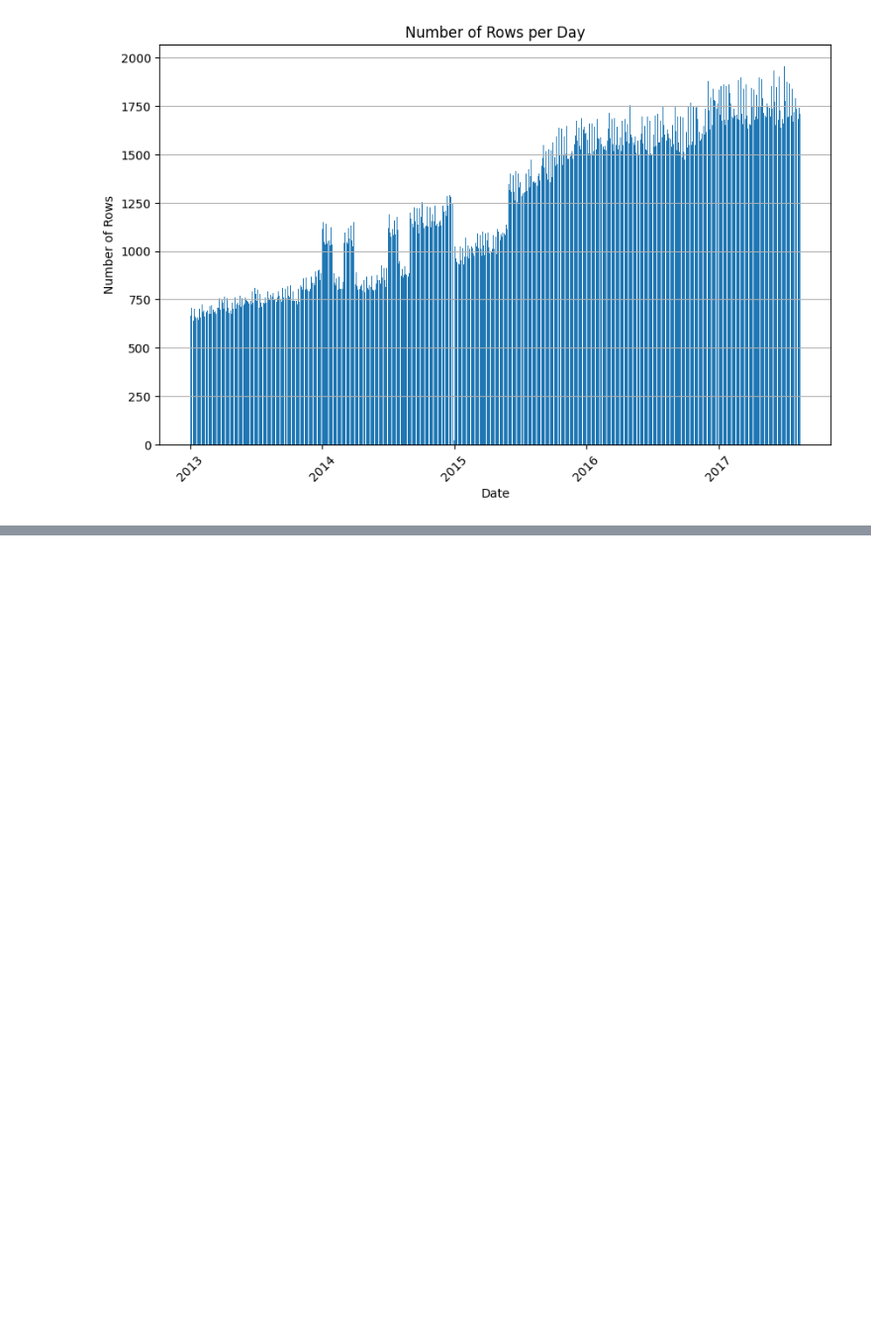
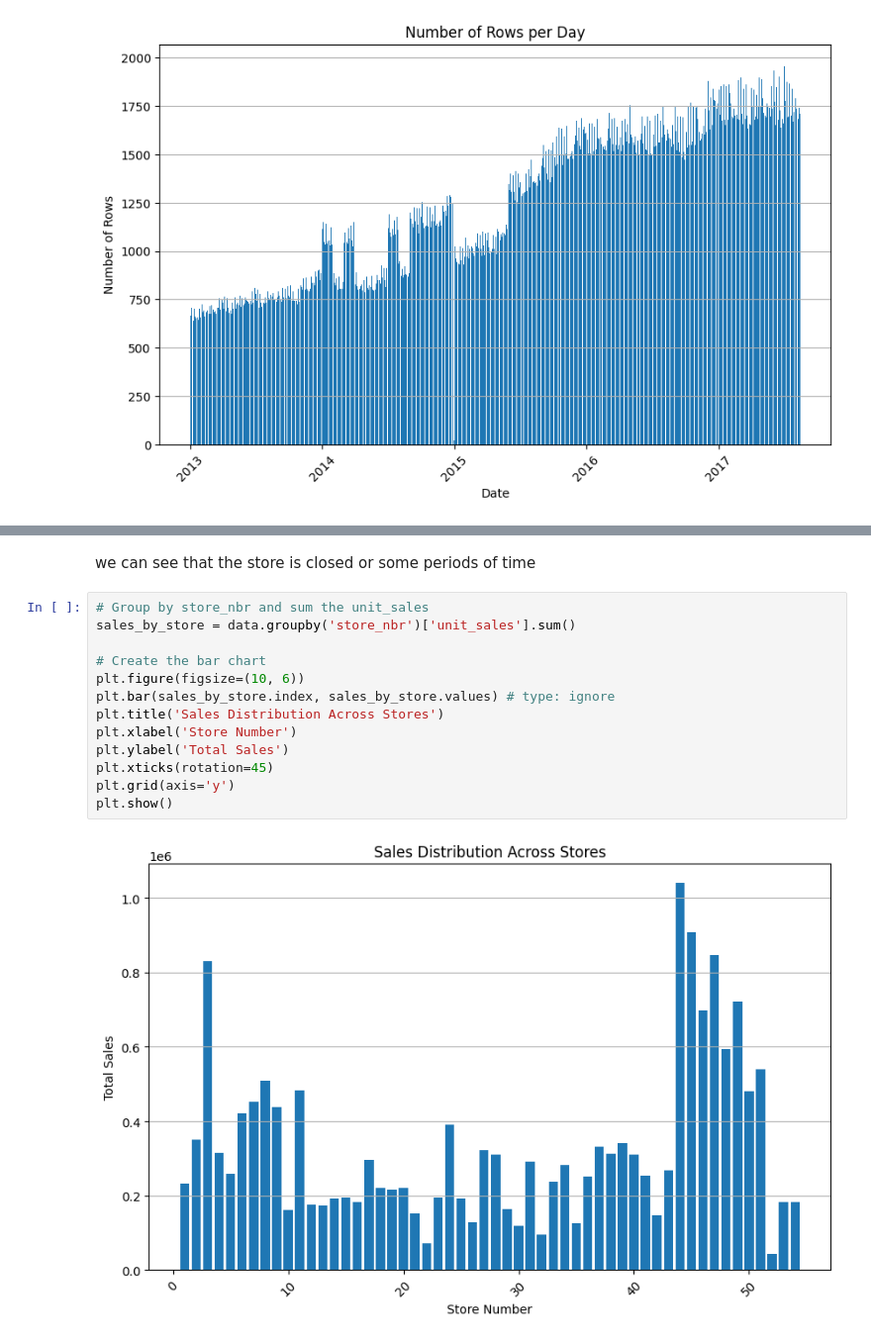
Before and after one commit to florboydens/Data-Analytics-Case-2, a Jupyter notebook: supermarket.ipynb, the cells around one changed output, grey strips where cells are left out. Shown at 99% size. Drawn from its saved outputs; the diff is of its cells as text; blank space fills up the shorter version.

```diff
--- a/supermarket.ipynb
+++ b/supermarket.ipynb
@@ -167,0 +183,17 @@ plt.show()
+# %% [markdown]
+we can see that the store is closed or some periods of time
+# %%
+# Group by store_nbr and sum the unit_sales
+sales_by_store = data.groupby('store_nbr')['unit_sales'].sum()
+
+# Create the bar chart
+plt.figure(figsize=(10, 6))
+plt.bar(sales_by_store.index, sales_by_store.values) # type: ignore
+plt.title('Sales Distribution Across Stores')
+plt.xlabel('Store Number')
+plt.ylabel('Total Sales')
+plt.xticks(rotation=45)
+plt.grid(axis='y')
+plt.show()
+# %% [output]
+[figure, added]
```
Also changed, not shown: parts of 8 cells of this notebook.
